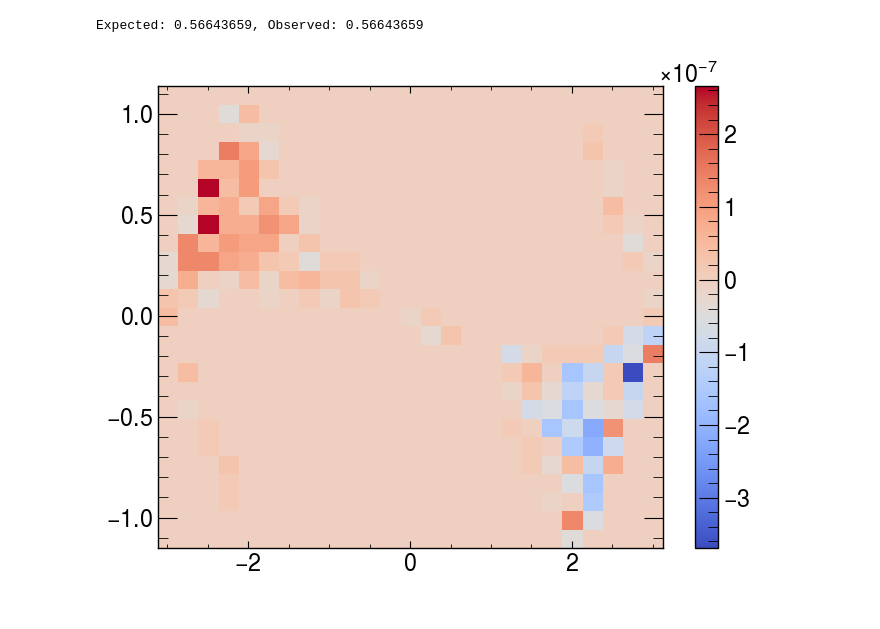
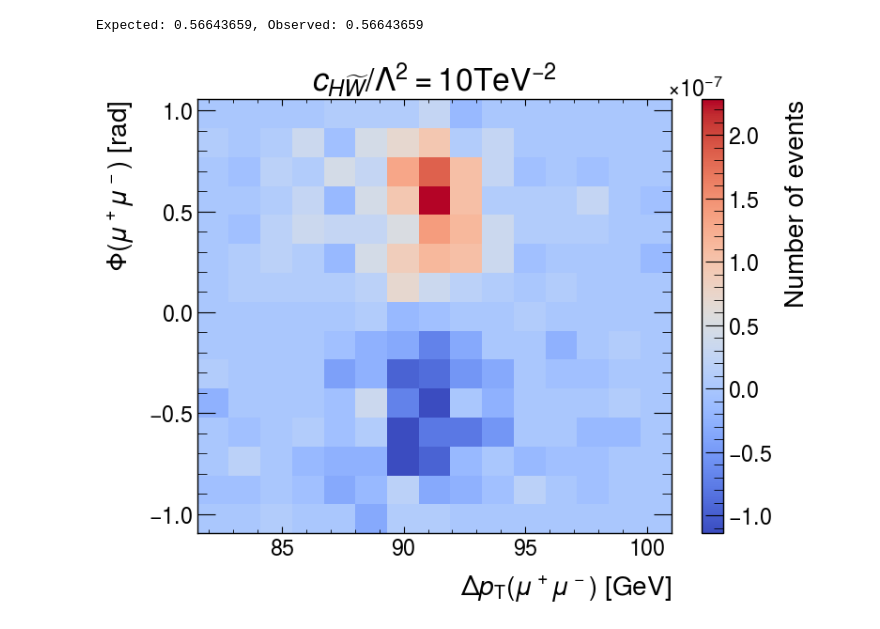
Before and after one commit to Arun-Atwal/ee_zh_final_analysis, a Jupyter notebook: ee_zh_final_analysis.ipynb, the cells around one changed output. Cells and saved outputs as stored; diff of their text form; code cells hidden in the pictures.

```diff
--- a/ee_zh_final_analysis.ipynb
+++ b/ee_zh_final_analysis.ipynb
@@ -1011,22 +1062,29 @@ Expected: 0.56643659, Observed: 0.56643659
 # %%
 # sm = 1
 eft = 1
 bins = 12
 phi_plot_range = [-math.pi, math.pi]
 mass_plot_range = [0,120]
 luminosity = 1.7 * 10**(6) # pb^-1
 
-bins = 25
+bins = 15
 
 # delta_phi_mu_y_sm = delta_phi_rapidity(sm_muons[sm-1])
-cp_Phi_mu_eft = cp_Phi(eft_muons[eft-1])
+a = cp_Phi(eft_muons[eft-1])
+# cp_Phi_tau_eft = cp_Phi(eft_taus[eft-1])
+# b = delta_pt_charge(eft_muons[eft-1])
+c = delta_phi_rapidity(eft_muons[eft-1])
 weights = eft_weights[eft-1]
 
-inv_masses = return_inv_masses(eft_muons[eft-1]).tolist()
+d = return_inv_masses(eft_muons[eft-1]).tolist()
 
 
-plt.hist2d(delta_phi_mu_y_eft, cp_Phi_mu_eft, bins=bins, weights = [i[0] for i in weights], cmap='coolwarm')
-plt.colorbar()
-plt.show()
+plt.hist2d(d, a, bins=bins, weights = [i[0] for i in weights], cmap='coolwarm')
+cbar = plt.colorbar()
+cbar.set_label('Number of events')
+plt.title(r'$c_{H\widetilde{W}} / \Lambda^2 = 10 \text{TeV}^{-2}$')
+plt.xlabel(r'$\Delta p_\text{T}(\mu^+ \mu^-)$ [GeV]')
+plt.ylabel(r'$\Phi(\mu^+ \mu^-)$ [rad]')
+plt.savefig('cp_Phi_pt_crescent.pdf')
 # %% [output]
-[figure, old version]
+[figure, new version]
```
Also changed, not shown: parts of 17 cells of this notebook, 55 other files.
